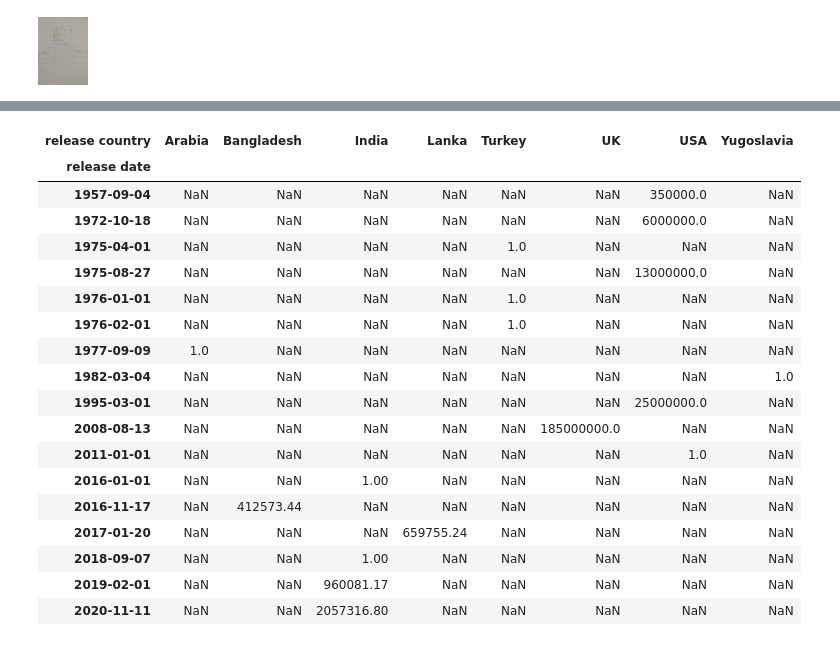
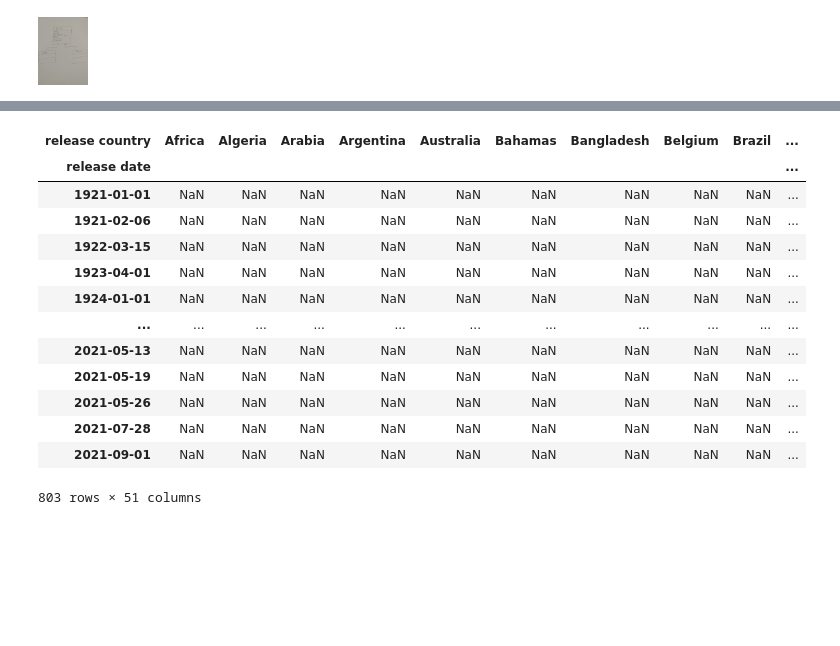
Before and after one commit to amoungui/imb_scraping_project, a Jupyter notebook: index.ipynb, the cells around one changed output, grey strips where cells are left out. Drawn from its saved outputs; the diff is of its cells as text; code cells hidden in the pictures; blank space fills up the shorter version.

```diff
--- a/index.ipynb
+++ b/index.ipynb
@@ -68,5 +81,12 @@ df[['budget en $', 'title']].sort_values('budget en $', ascending=True).head(50)
 # %%
 ## 3. Nombre de films sortie par décennie
+# %%
+def format(x):
+    if x in 'xxx':
+        return '2000-01-01'
+    else:
+        return x
+df['release date'] = df['release date'].apply(lambda x: format(x))
 # %%
 df['release date'] = pd.to_datetime(df['release date'])
 data = df.set_index('release date')
@@ -188,0 +181,11 @@ d.pivot_table(values='roi', index='title').sort_values('roi', ascending=False)
+# %%
+def convert_(x):
+    if x in 'xxx' or 'INR' in x:
+        return 1
+
+    else:
+        return float(x) # INR56300000
+# %%
+df['Cumulate Worldwide Gross en $'] = df['Cumulate Worldwide Gross en $'].apply(lambda x: convert_(x))
+# %%
+df['budget en $'] = df['budget en $'].apply(lambda x: convert_(x))
@@ -219,27 +238,22 @@ def convert_int(x):
     else:
         return float(x) # .replace('.', '')
 # %%
-d.pivot_table(values='budget en $', index='release date', columns='release country')
+df.pivot_table(values='budget en $', index='release date', columns='release country')
 # %% [output]
-| release country | Arabia | Bangladesh | India | Lanka | Turkey | UK | USA | Yugoslavia |
-| release date |  |  |  |  |  |  |  |  |
-| 1957-09-04 | NaN | NaN | NaN | NaN | NaN | NaN | 350000.0 | NaN |
-| 1972-10-18 | NaN | NaN | NaN | NaN | NaN | NaN | 6000000.0 | NaN |
-| 1975-04-01 | NaN | NaN | NaN | NaN | 1.0 | NaN | NaN | NaN |
-| 1975-08-27 | NaN | NaN | NaN | NaN | NaN | NaN | 13000000.0 | NaN |
-| 1976-01-01 | NaN | NaN | NaN | NaN | 1.0 | NaN | NaN | NaN |
-| 1976-02-01 | NaN | NaN | NaN | NaN | 1.0 | NaN | NaN | NaN |
-| 1977-09-09 | 1.0 | NaN | NaN | NaN | NaN | NaN | NaN | NaN |
-| 1982-03-04 | NaN | NaN | NaN | NaN | NaN | NaN | NaN | 1.0 |
-| 1995-03-01 | NaN | NaN | NaN | NaN | NaN | NaN | 25000000.0 | NaN |
-| 2008-08-13 | NaN | NaN | NaN | NaN | NaN | 185000000.0 | NaN | NaN |
-| 2011-01-01 | NaN | NaN | NaN | NaN | NaN | NaN | 1.0 | NaN |
-| 2016-01-01 | NaN | NaN | 1.00 | NaN | NaN | NaN | NaN | NaN |
-| 2016-11-17 | NaN | 412573.44 | NaN | NaN | NaN | NaN | NaN | NaN |
-| 2017-01-20 | NaN | NaN | NaN | 659755.24 | NaN | NaN | NaN | NaN |
-| 2018-09-07 | NaN | NaN | 1.00 | NaN | NaN | NaN | NaN | NaN |
-| 2019-02-01 | NaN | NaN | 960081.17 | NaN | NaN | NaN | NaN | NaN |
-| 2020-11-11 | NaN | NaN | 2057316.80 | NaN | NaN | NaN | NaN | NaN |
+| release country | Africa | Algeria | Arabia | Argentina | Australia | Bahamas | Bangladesh | Belgium | Brazil | ... |
+| release date |  |  |  |  |  |  |  |  |  | ... |
+| 1921-01-01 | NaN | NaN | NaN | NaN | NaN | NaN | NaN | NaN | NaN | ... |
+| 1921-02-06 | NaN | NaN | NaN | NaN | NaN | NaN | NaN | NaN | NaN | ... |
+| 1922-03-15 | NaN | NaN | NaN | NaN | NaN | NaN | NaN | NaN | NaN | ... |
+| 1923-04-01 | NaN | NaN | NaN | NaN | NaN | NaN | NaN | NaN | NaN | ... |
+| 1924-01-01 | NaN | NaN | NaN | NaN | NaN | NaN | NaN | NaN | NaN | ... |
+| ... | ... | ... | ... | ... | ... | ... | ... | ... | ... | ... |
+| 2021-05-13 | NaN | NaN | NaN | NaN | NaN | NaN | NaN | NaN | NaN | ... |
+| 2021-05-19 | NaN | NaN | NaN | NaN | NaN | NaN | NaN | NaN | NaN | ... |
+| 2021-05-26 | NaN | NaN | NaN | NaN | NaN | NaN | NaN | NaN | NaN | ... |
+| 2021-07-28 | NaN | NaN | NaN | NaN | NaN | NaN | NaN | NaN | NaN | ... |
+| 2021-09-01 | NaN | NaN | NaN | NaN | NaN | NaN | NaN | NaN | NaN | ... |
+803 rows × 51 columns
 # %%
 ## 10. Determiner le score et types de film produit par auteur(writter)
 # %%
```
Also changed, not shown: parts of 19 cells of this notebook, 19 other files.
